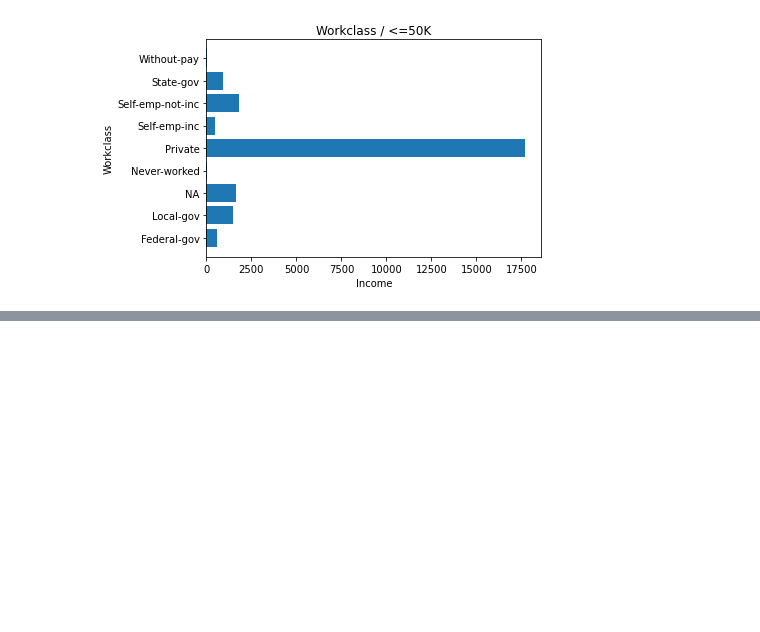
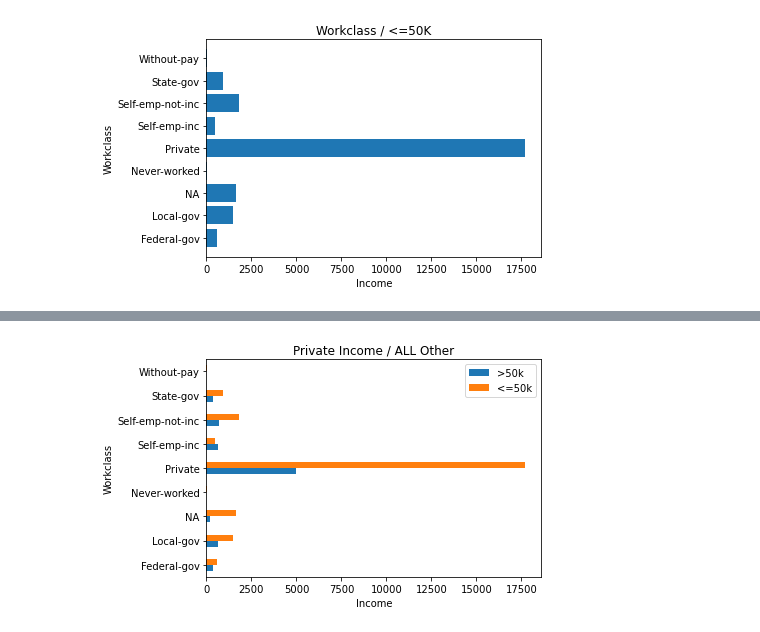
Before and after one commit to markerickson314/project-one, a Jupyter notebook: Katrice.ipynb, the cells around one changed output, grey strips where cells are left out. Drawn from its saved outputs; the diff is of its cells as text; code cells hidden in the pictures; blank space fills up the shorter version.

```diff
--- a/Katrice.ipynb
+++ b/Katrice.ipynb
@@ -292,0 +243,4 @@ plt.show()
+# %%
+#show income for each workclass. wklow(<=50k @ 50K each) - wkhigh(>50k @ 51K each)
+wkhigh = cleaned_df["workclass"][cleaned_df["income"] == ">50K"].value_counts()
+wkhigh
@@ -292,0 +256,3 @@ plt.show()
+# %%
+wklow = cleaned_df["workclass"][cleaned_df["income"] == "<=50K"].value_counts()
+wklow
@@ -292,0 +317,4 @@ plt.show()
+# %%
+#join and create one income dataframe with low and high categories
+incomejoin_df = pd.concat([wkhigh, wklow], axis = 1, sort = True, keys = [">50k", "<=50k"])
+incomejoin_df
@@ -292,0 +332,9 @@ plt.show()
+# %%
+#bar plot incomejoin_df
+incomejoin_df.plot.barh()
+plt.xlabel("Income")
+plt.ylabel("Workclass")
+plt.title("Private Income / ALL Other")
+plt.show()
+# %% [output]
+[figure, added]
```
Also changed, not shown: parts of 12 cells of this notebook, 1 other file.
